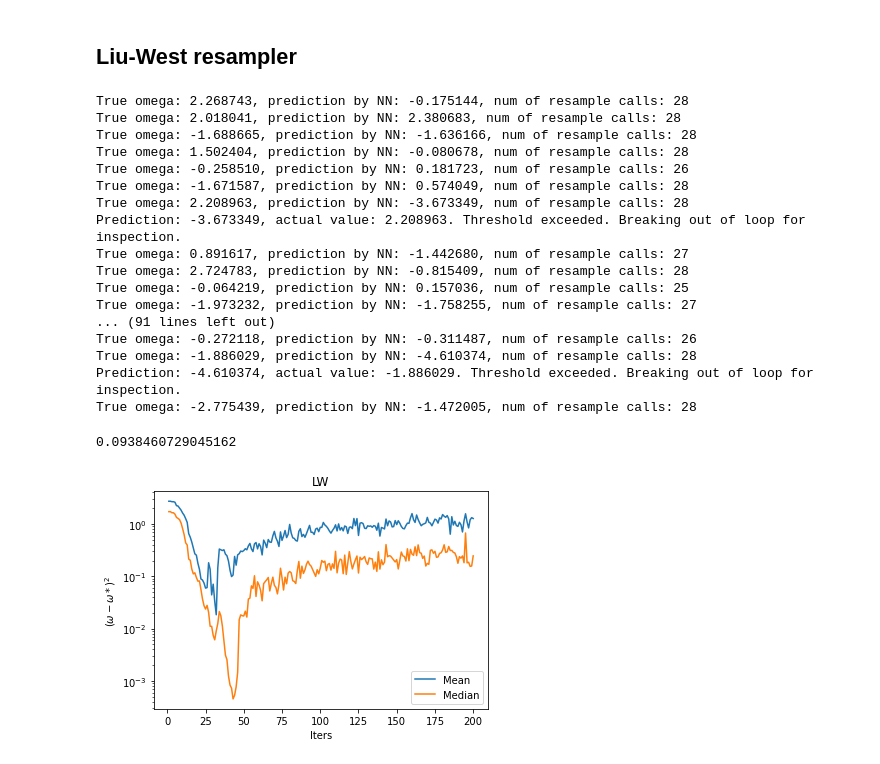
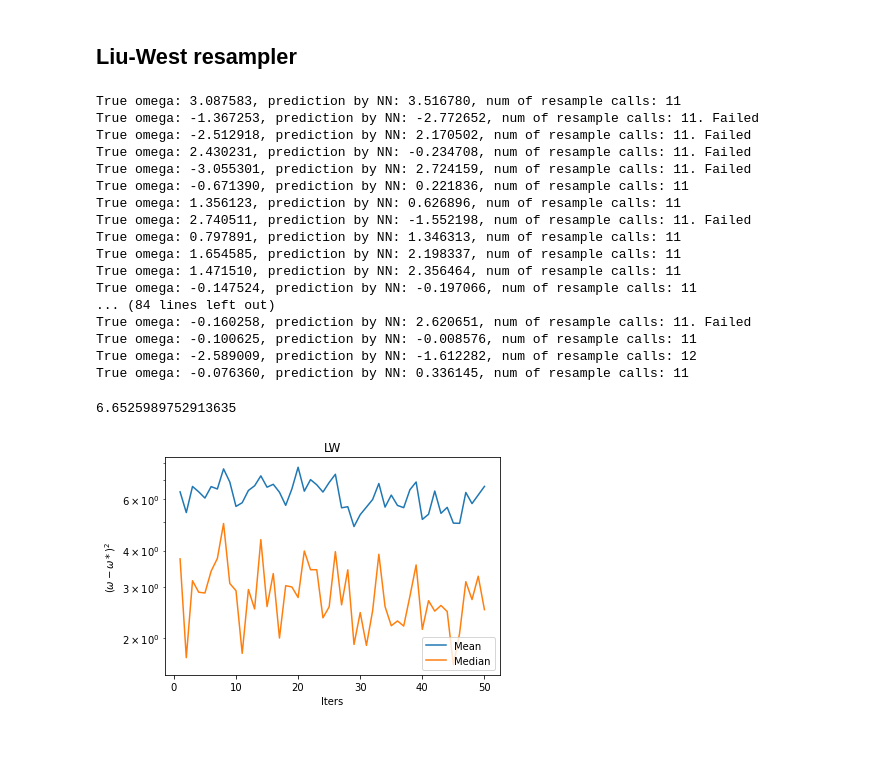
Before and after one commit to ajrheng/smc-nn-resampler, a Jupyter notebook: run-bayesian-phase-est.ipynb, the cells around one changed output. Saved outputs shown, nothing was run; the diff lists cells and outputs as text; code cells hidden in the pictures.

```diff
--- a/run-bayesian-phase-est.ipynb
+++ b/run-bayesian-phase-est.ipynb
@@ -27,5 +26,5 @@ if_print = True
 # %%
-net = nn_resampler(100,100)
+net = nn_resampler(num_bins,num_bins)
 net.load_state_dict(torch.load("model/nn_resampler.model"))
 net.eval();
 # %% [markdown]
@@ -122,27 +119,26 @@ plt.show()
 # %% [markdown]
 ## Liu-West resampler
 # %%
-omega_star_list = []
-lw_pred_list = []
+true_omegas = []
+lw_preds = []
 lw_data = []
 
 for i in range(n_iters):
-    omega_star = np.random.uniform(low=-1, high=1) * np.pi
+    true_omega = np.random.uniform(low=-1, high=1) * np.pi
 
-    omega_star_list.append(omega_star)
-    smc = phase_est_smc(omega_star, t0, max_iters)
+    true_omegas.append(true_omega)
+    smc = phase_est_smc(true_omega, t0, max_iters)
     smc.init_particles(num_particles)
 
     resample_counts = 0
 
     while True:
 
-        particle_pos, particle_wgts = smc.particles(threshold=num_particles/10, num_measurements=1)
+        particle_pos, particle_wgts = smc.particles(threshold=num_particles/5, num_measurements=1)
         smc.liu_west_resample()
 
         resample_counts += 1
 
-        curr_omega_est = smc.particle_pos[np.argmax(smc.particle_wgts)]
         if smc.break_flag == True:
             break
 
@@ -154,58 +150,58 @@ for i in range(n_iters):
 #             if np.allclose(last_5, np.full_like(last_5, last_5[0])):
 #                 break
 
-
-    if if_print:
-        print("True omega: {:f}, prediction by NN: {:f}, num of resample calls: {:d}".format(omega_star,
-                                                                                             smc.curr_omega_est,
-                                                                                             resample_counts))
-
     while len(smc.data) < max_iters:
         smc.data.append(smc.data[-1]) # append the last estimate
 
     lw_data.append(smc.data)
-    lw_pred_list.append(smc.curr_omega_est)
+    lw_preds.append(smc.curr_omega_est)
 
-    if np.abs(smc.curr_omega_est) - np.abs(omega_star) > 1:
-        print("Prediction: {:f}, actual value: {:f}. Threshold exceeded. Breaking out of loop for inspection.".
-             format(smc.curr_omega_est, omega_star))
+    if np.abs(true_omega - smc.curr_omega_est) > 1:
+        print("True omega: {:f}, prediction by NN: {:f}, num of resample calls: {:d}. Failed".format(true_omega,
+                                                                                            smc.curr_omega_est,
+                                                                                            resample_counts))
+
+    else:
+        print("True omega: {:f}, prediction by NN: {:f}, num of resample calls: {:d}".format(true_omega,
+                                                                                            smc.curr_omega_est,
+                                                                                            resample_counts))
 # %% [output]
-True omega: 2.268743, prediction by NN: -0.175144, num of resample calls: 28
-True omega: 2.018041, prediction by NN: 2.380683, num of resample calls: 28
-True omega: -1.688665, prediction by NN: -1.636166, num of resample calls: 28
-True omega: 1.502404, prediction by NN: -0.080678, num of resample calls: 28
-True omega: -0.258510, prediction by NN: 0.181723, num of resample calls: 26
-True omega: -1.671587, prediction by NN: 0.574049, num of resample calls: 28
-True omega: 2.208963, prediction by NN: -3.673349, num of resample calls: 28
-Prediction: -3.673349, actual value: 2.208963. Threshold exceeded. Breaking out of loop for inspection.
-True omega: 0.891617, prediction by NN: -1.442680, num of resample calls: 27
-True omega: 2.724783, prediction by NN: -0.815409, num of resample calls: 28
-True omega: -0.064219, prediction by NN: 0.157036, num of resample calls: 25
-True omega: -1.973232, prediction by NN: -1.758255, num of resample calls: 27
-... (91 lines left out)
-True omega: -0.272118, prediction by NN: -0.311487, num of resample calls: 26
-True omega: -1.886029, prediction by NN: -4.610374, num of resample calls: 28
-Prediction: -4.610374, actual value: -1.886029. Threshold exceeded. Breaking out of loop for inspection.
-True omega: -2.775439, prediction by NN: -1.472005, num of resample calls: 28
+True omega: 3.087583, prediction by NN: 3.516780, num of resample calls: 11
+True omega: -1.367253, prediction by NN: -2.772652, num of resample calls: 11. Failed
+True omega: -2.512918, prediction by NN: 2.170502, num of resample calls: 11. Failed
+True omega: 2.430231, prediction by NN: -0.234708, num of resample calls: 11. Failed
+True omega: -3.055301, prediction by NN: 2.724159, num of resample calls: 11. Failed
+True omega: -0.671390, prediction by NN: 0.221836, num of resample calls: 11
+True omega: 1.356123, prediction by NN: 0.626896, num of resample calls: 11
+True omega: 2.740511, prediction by NN: -1.552198, num of resample calls: 11. Failed
+True omega: 0.797891, prediction by NN: 1.346313, num of resample calls: 11
+True omega: 1.654585, prediction by NN: 2.198337, num of resample calls: 11
+True omega: 1.471510, prediction by NN: 2.356464, num of resample calls: 11
+True omega: -0.147524, prediction by NN: -0.197066, num of resample calls: 11
+... (84 lines left out)
+True omega: -0.160258, prediction by NN: 2.620651, num of resample calls: 11. Failed
+True omega: -0.100625, prediction by NN: -0.008576, num of resample calls: 11
+True omega: -2.589009, prediction by NN: -1.612282, num of resample calls: 12
+True omega: -0.076360, prediction by NN: 0.336145, num of resample calls: 11
 # %%
-lw_mse = np.mean( np.abs(np.array(omega_star_list)) - np.abs(np.array(lw_pred_list))) ** 2
+lw_mse = np.mean( (np.array(true_omegas) - np.array(lw_preds)) ** 2 )
 print(lw_mse)
 # %% [output]
-0.0938460729045162
+6.6525989752913635
 # %%
-lw_data_squared = ( np.abs(np.array(lw_data)) - np.abs(np.array(omega_star_list)).reshape(-1,1)) ** 2
+lw_data_squared = ( np.array(lw_data) - np.array(true_omegas).reshape(-1,1)) ** 2
 lw_data_mean = np.mean(lw_data_squared, axis=0)
 lw_data_median = np.median(lw_data_squared, axis =0)
 
 num_data_points = lw_data_squared.shape[1]
 
 plt.plot(np.arange(1,num_data_points+1, dtype=int), lw_data_mean, label='Mean')
 plt.plot(np.arange(1,num_data_points+1, dtype=int), lw_data_median, label='Median')
 plt.legend()
 plt.title("LW")
 plt.xlabel("Iters")
 plt.ylabel("$(\omega - \omega*)^2$")
 plt.yscale('log')
 plt.show()
 # %% [output]
-[figure, old version]
+[figure, new version]
```
Also changed, not shown: parts of 4 cells of this notebook, 7 other files.
